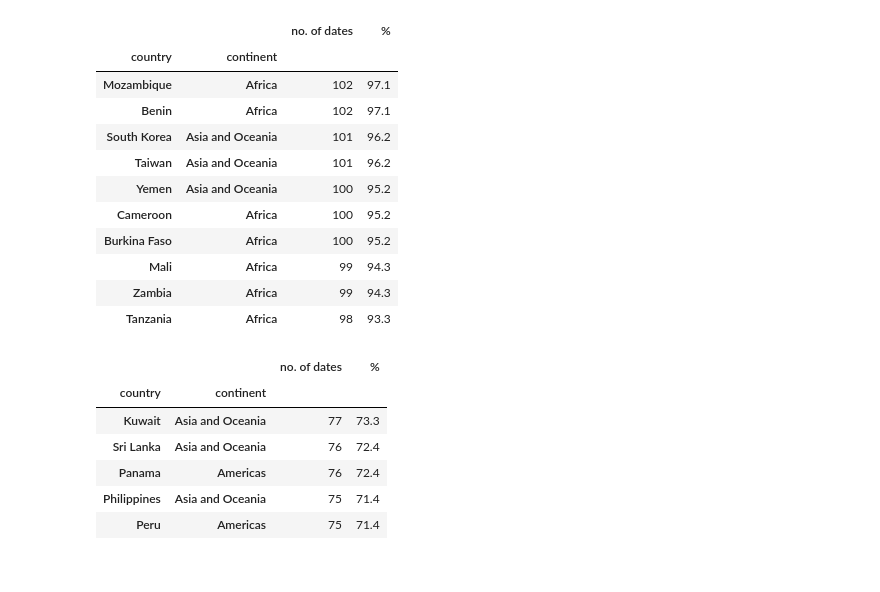
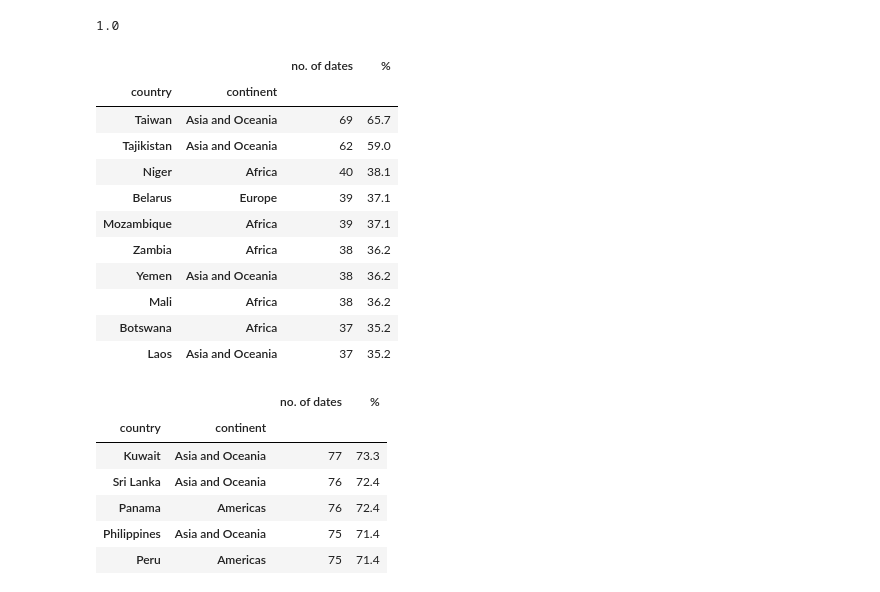
Before and after one commit to ptmphuong/covid-mobility-visualization, a Jupyter notebook: mobility.ipynb, the cells around one changed output. Cells and saved outputs as stored; diff of their text form; code cells hidden in the pictures.

```diff
--- a/mobility.ipynb
+++ b/mobility.ipynb
@@ -82,22 +83,27 @@ outdoor_0_10
+# %%
+q1_w = np.percentile(df["workplaces"], 75, interpolation='midpoint')
+q1_w
+# %% [output]
+1.0
 # %%
-outdoor_0 = df[df["workplaces"]>df["workplaces"].median()]
+outdoor_0 = df[df["workplaces"]>0]
 outdoor_0_10 = outdoor_0[["country", "date", "continent"]].groupby(["country", "continent"]).count().sort_values("date", ascending=False)[:10]
 outdoor_0_10.columns = ["no. of dates"]
 outdoor_0_10["%"] = round(outdoor_0_10["no. of dates"]/105*100, 1)
 outdoor_0_10
 # %% [output]
 |  |  | no. of dates | % |
 | country | continent |  |  |
-| Mozambique | Africa | 102 | 97.1 |
-| Benin | Africa | 102 | 97.1 |
-| South Korea | Asia and Oceania | 101 | 96.2 |
-| Taiwan | Asia and Oceania | 101 | 96.2 |
-| Yemen | Asia and Oceania | 100 | 95.2 |
-| Cameroon | Africa | 100 | 95.2 |
-| Burkina Faso | Africa | 100 | 95.2 |
-| Mali | Africa | 99 | 94.3 |
-| Zambia | Africa | 99 | 94.3 |
-| Tanzania | Africa | 98 | 93.3 |
+| Taiwan | Asia and Oceania | 69 | 65.7 |
+| Tajikistan | Asia and Oceania | 62 | 59.0 |
+| Niger | Africa | 40 | 38.1 |
+| Belarus | Europe | 39 | 37.1 |
+| Mozambique | Africa | 39 | 37.1 |
+| Zambia | Africa | 38 | 36.2 |
+| Yemen | Asia and Oceania | 38 | 36.2 |
+| Mali | Africa | 38 | 36.2 |
+| Botswana | Africa | 37 | 35.2 |
+| Laos | Asia and Oceania | 37 | 35.2 |
 # %%
 residential = df[df["residential"]>df["residential"].median()]
 residential_10 = residential[["country", "date", "continent"]].groupby(["country", "continent"]).count().sort_values("date", ascending=False)[:10]
```
Also changed, not shown: parts of 8 cells of this notebook.
